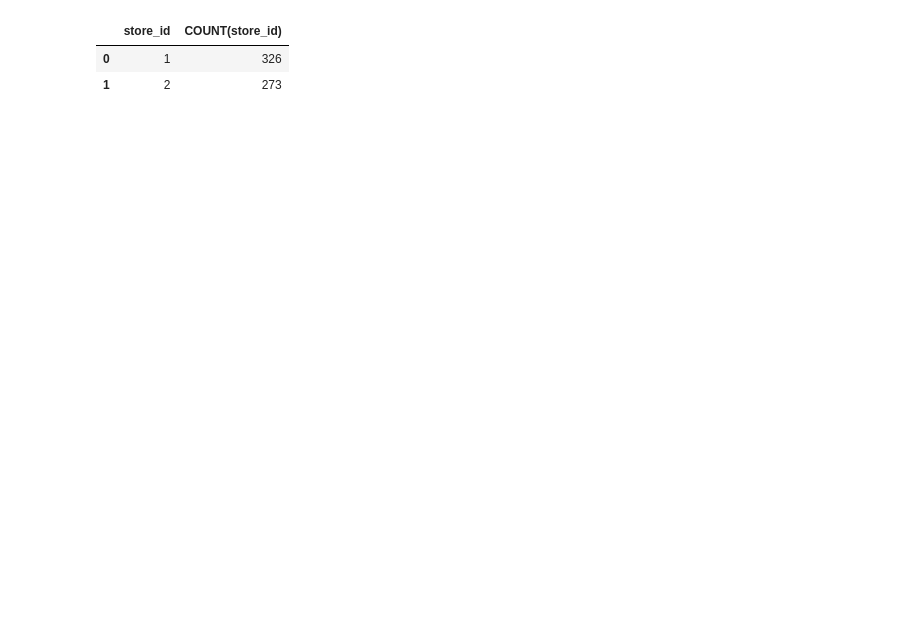
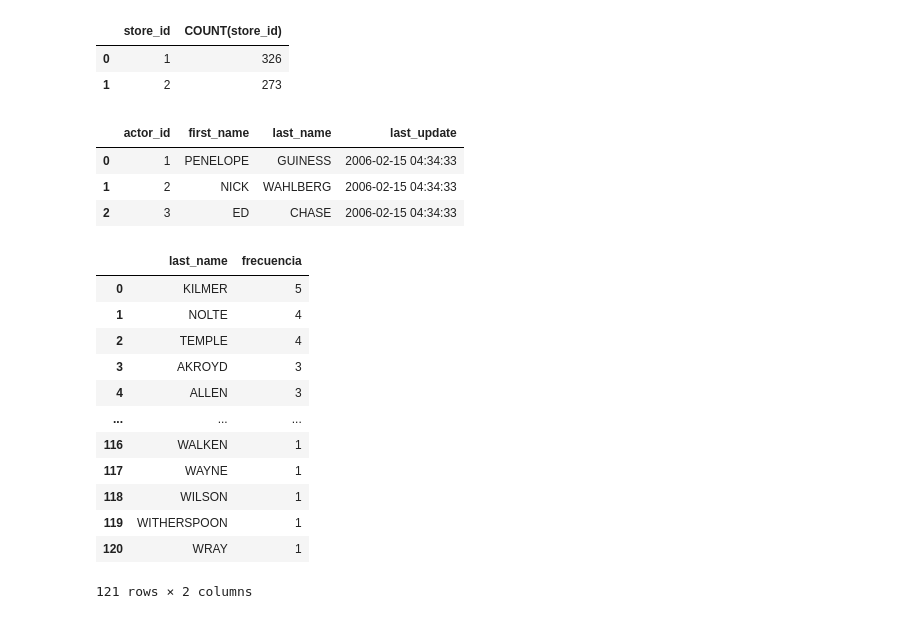
Before and after one commit to preciii7/practica_programacion, a Jupyter notebook: sql/ejercicios_sakila.ipynb, the cells around one changed output. Drawn from its saved outputs; the diff is of its cells as text; code cells hidden in the pictures; blank space fills up the shorter version.

Commit message:
Actualizacion ejercicios GROUP BY

```diff
--- a/sql/ejercicios_sakila.ipynb
+++ b/sql/ejercicios_sakila.ipynb
@@ -759,3 +715,27 @@ pd.read_sql("SELECT store_id, COUNT(store_id) FROM customer WHERE store_id IS NO
 |  | store_id | COUNT(store_id) |
 | 0 | 1 | 326 |
 | 1 | 2 | 273 |
+# %%
+#Cuenta cuántos actores comparten el mismo last_name
+pd.read_sql("SELECT * FROM actor LIMIT 3;",engine)
+# %% [output]
+|  | actor_id | first_name | last_name | last_update |
+| 0 | 1 | PENELOPE | GUINESS | 2006-02-15 04:34:33 |
+| 1 | 2 | NICK | WAHLBERG | 2006-02-15 04:34:33 |
+| 2 | 3 | ED | CHASE | 2006-02-15 04:34:33 |
+# %%
+pd.read_sql("SELECT last_name, COUNT(actor_id) AS frecuencia FROM actor GROUP BY last_name ORDER BY frecuencia DESC;",engine)
+# %% [output]
+|  | last_name | frecuencia |
+| 0 | KILMER | 5 |
+| 1 | NOLTE | 4 |
+| 2 | TEMPLE | 4 |
+| 3 | AKROYD | 3 |
+| 4 | ALLEN | 3 |
+| ... | ... | ... |
+| 116 | WALKEN | 1 |
+| 117 | WAYNE | 1 |
+| 118 | WILSON | 1 |
+| 119 | WITHERSPOON | 1 |
+| 120 | WRAY | 1 |
+121 rows × 2 columns
```
Also changed, not shown: parts of 44 cells of this notebook.
